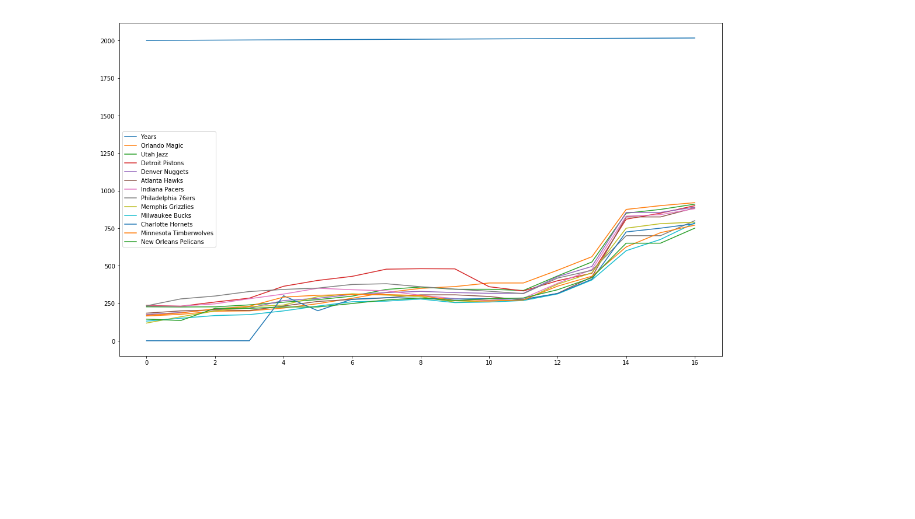
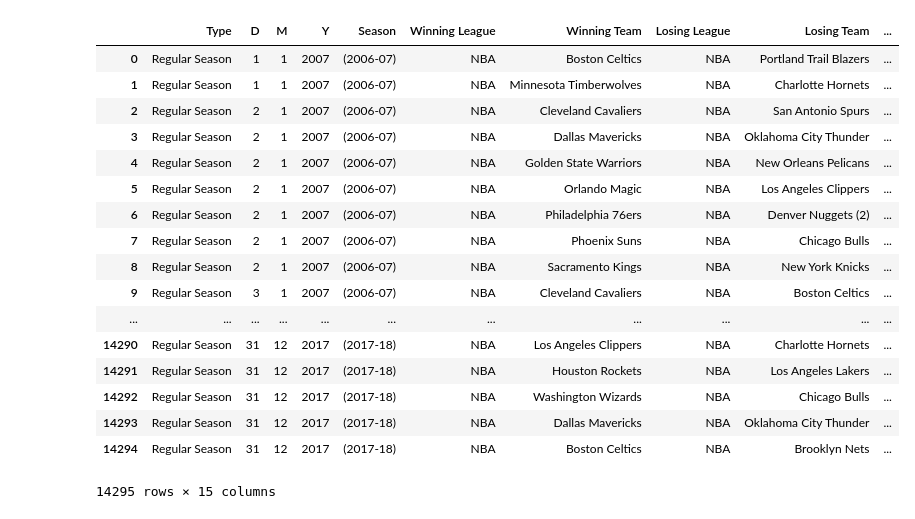
Before and after one commit to Iudina/WarriorsVsTeamKobe, a Jupyter notebook: Untitled.ipynb, the cells around one changed output. Cells and saved outputs as stored; diff of their text form; code cells hidden in the pictures; blank space fills up the shorter version.

```diff
--- a/Untitled.ipynb
+++ b/Untitled.ipynb
@@ -52,7 +9,0 @@ valuation_df
-# %%
-#year_list = [year for year in valuation_df["Years"]]
-valuation_df.plot()
-fig = plt.gcf()
-fig.set_size_inches(18.5, 10.5)
-# %% [output]
-[figure, removed]
@@ -62,0 +10,23 @@ valuation_df
+# %%
+records_df = pd.read_csv("GameResults.csv", delimiter = '\t')
+# %%
+records_df
+# %% [output]
+|  | Type | D | M | Y | Season | Winning League | Winning Team | Losing League | Losing Team | ... |
+| 0 | Regular Season | 1 | 1 | 2007 | (2006-07) | NBA | Boston Celtics | NBA | Portland Trail Blazers | ... |
+| 1 | Regular Season | 1 | 1 | 2007 | (2006-07) | NBA | Minnesota Timberwolves | NBA | Charlotte Hornets | ... |
+| 2 | Regular Season | 2 | 1 | 2007 | (2006-07) | NBA | Cleveland Cavaliers | NBA | San Antonio Spurs | ... |
+| 3 | Regular Season | 2 | 1 | 2007 | (2006-07) | NBA | Dallas Mavericks | NBA | Oklahoma City Thunder | ... |
+| 4 | Regular Season | 2 | 1 | 2007 | (2006-07) | NBA | Golden State Warriors | NBA | New Orleans Pelicans | ... |
+| 5 | Regular Season | 2 | 1 | 2007 | (2006-07) | NBA | Orlando Magic | NBA | Los Angeles Clippers | ... |
+| 6 | Regular Season | 2 | 1 | 2007 | (2006-07) | NBA | Philadelphia 76ers | NBA | Denver Nuggets (2) | ... |
+| 7 | Regular Season | 2 | 1 | 2007 | (2006-07) | NBA | Phoenix Suns | NBA | Chicago Bulls | ... |
+| 8 | Regular Season | 2 | 1 | 2007 | (2006-07) | NBA | Sacramento Kings | NBA | New York Knicks | ... |
+| 9 | Regular Season | 3 | 1 | 2007 | (2006-07) | NBA | Cleveland Cavaliers | NBA | Boston Celtics | ... |
+| ... | ... | ... | ... | ... | ... | ... | ... | ... | ... | ... |
+| 14290 | Regular Season | 31 | 12 | 2017 | (2017-18) | NBA | Los Angeles Clippers | NBA | Charlotte Hornets | ... |
+| 14291 | Regular Season | 31 | 12 | 2017 | (2017-18) | NBA | Houston Rockets | NBA | Los Angeles Lakers | ... |
+| 14292 | Regular Season | 31 | 12 | 2017 | (2017-18) | NBA | Washington Wizards | NBA | Chicago Bulls | ... |
+| 14293 | Regular Season | 31 | 12 | 2017 | (2017-18) | NBA | Dallas Mavericks | NBA | Oklahoma City Thunder | ... |
+| 14294 | Regular Season | 31 | 12 | 2017 | (2017-18) | NBA | Boston Celtics | NBA | Brooklyn Nets | ... |
+14295 rows × 15 columns
```
Also changed, not shown: parts of 19 cells of this notebook, 2 other files.
